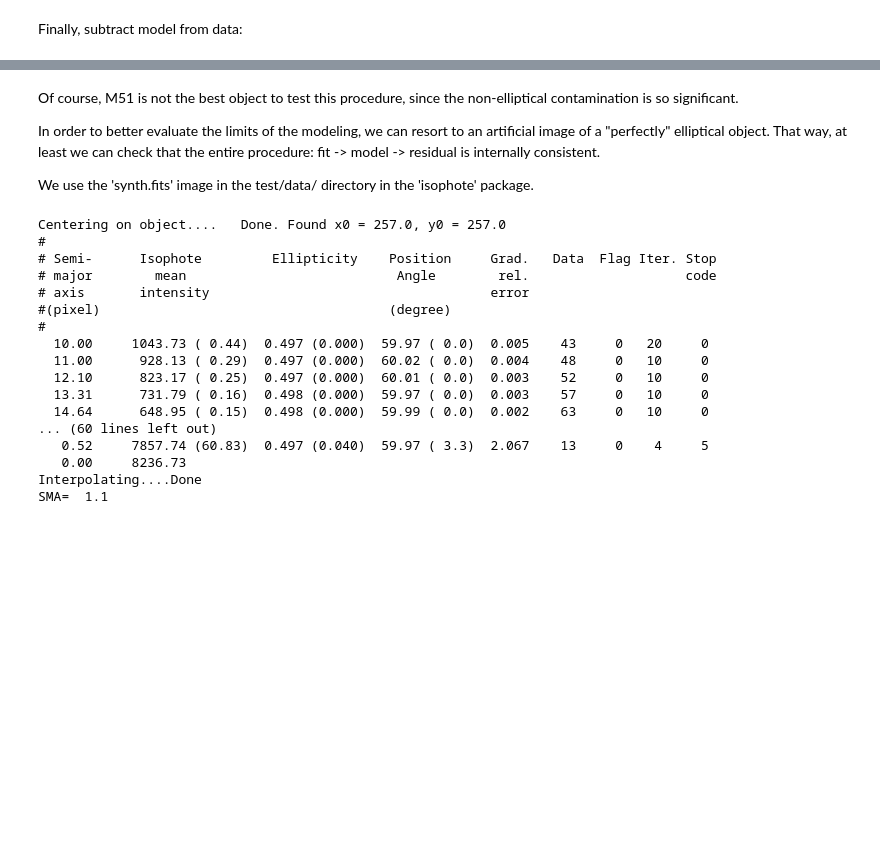
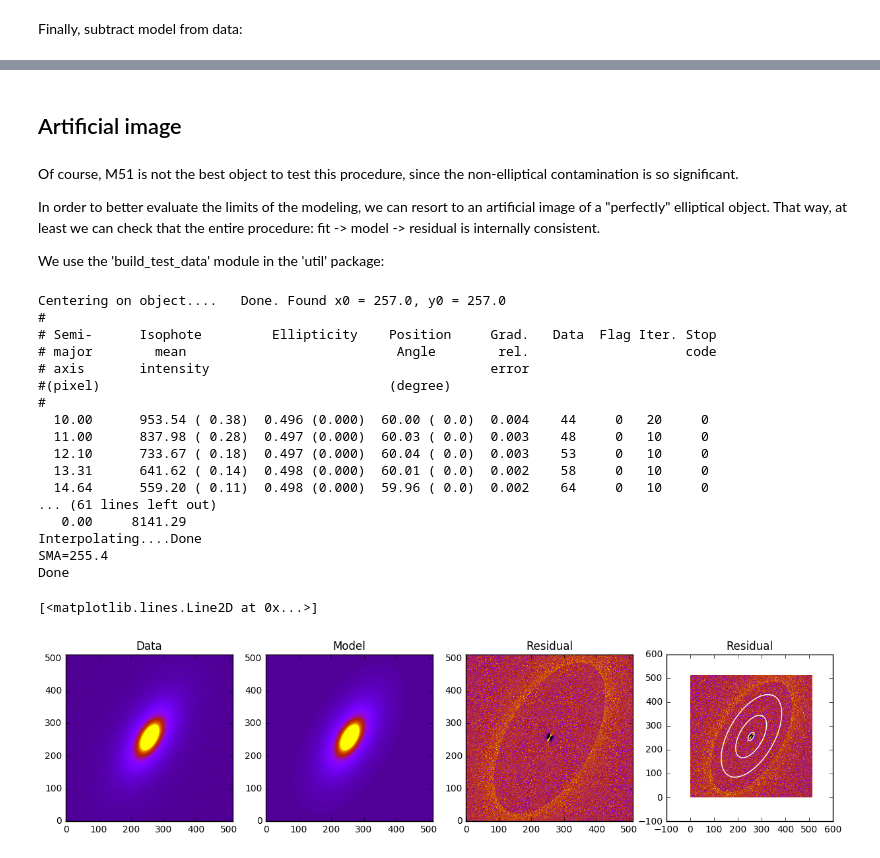
Before and after one commit to ibusko/isophote, a Jupyter notebook: docs/notebooks/example_model.ipynb, the cells around one changed output, grey strips where cells are left out. Drawn from its saved outputs; the diff is of its cells as text; code cells hidden in the pictures; blank space fills up the shorter version.

```diff
--- a/docs/notebooks/example_model.ipynb
+++ b/docs/notebooks/example_model.ipynb
@@ -84,22 +88,21 @@ ax.set_title("Residual")
+# %% [markdown]
+## Artificial image
 # %% [markdown]
 Of course, M51 is not the best object to test this procedure, since the non-elliptical contamination is so significant.
 
 In order to better evaluate the limits of the modeling, we can resort to an artificial image of a "perfectly" elliptical object. That way, at least we can check that the entire procedure: fit -> model -> residual is internally consistent.
 
-We use the 'synth.fits' image in the test/data/ directory in the 'isophote' package.
+We use the 'build_test_data' module in the 'util' package:
 # %%
 from util.build_test_data import build
 from ellipse.geometry import Geometry
 
-#image = fits.open("../../test/data/synth.fits")
-#pixel_data = image[0].data
-
-pixel_data = build(eps=0.5, pa=np.pi/3., noise=1.e-2)
+pixel_data = build(eps=0.5, pa=np.pi/3., background=10., noise=1.)
 
 g = Geometry(256., 256., 10., 0.5, np.pi/3.)
 ellipse = Ellipse(pixel_data, geometry=g)
 isolist = ellipse.fit_image()
-model_image = build_model(pixel_data, isolist, fill=np.mean(pixel_data[0:50,0:50]))
+model_image = build_model(pixel_data, isolist, fill=np.mean(pixel_data[0:10,0:10]))
 model = model_image
 data = pixel_data
 residual = data - model
@@ -111,34 +114,39 @@ Centering on object....   Done. Found x0 = 257.0, y0 = 257.0
 # axis       intensity                                    error
 #(pixel)                                     (degree)
 #
-  10.00     1043.73 ( 0.44)  0.497 (0.000)  59.97 ( 0.0)  0.005    43     0   20     0
-  11.00      928.13 ( 0.29)  0.497 (0.000)  60.02 ( 0.0)  0.004    48     0   10     0
-  12.10      823.17 ( 0.25)  0.497 (0.000)  60.01 ( 0.0)  0.003    52     0   10     0
-  13.31      731.79 ( 0.16)  0.498 (0.000)  59.97 ( 0.0)  0.003    57     0   10     0
-  14.64      648.95 ( 0.15)  0.498 (0.000)  59.99 ( 0.0)  0.002    63     0   10     0
-... (60 lines left out)
-   0.52     7857.74 (60.83)  0.497 (0.040)  59.97 ( 3.3)  2.067    13     0    4     5
-   0.00     8236.73
+  10.00      953.54 ( 0.38)  0.496 (0.000)  60.00 ( 0.0)  0.004    44     0   20     0
+  11.00      837.98 ( 0.28)  0.497 (0.000)  60.03 ( 0.0)  0.003    48     0   10     0
+  12.10      733.67 ( 0.18)  0.497 (0.000)  60.04 ( 0.0)  0.003    53     0   10     0
+  13.31      641.62 ( 0.14)  0.498 (0.000)  60.01 ( 0.0)  0.002    58     0   10     0
+  14.64      559.20 ( 0.11)  0.498 (0.000)  59.96 ( 0.0)  0.002    64     0   10     0
+... (61 lines left out)
+   0.00     8141.29
 Interpolating....Done
-SMA=  1.1
+SMA=255.4
+Done
 # %%
 plt.rcParams['figure.figsize'] = (15.0, 10.0)
-fig, (ax1, ax2, ax3) = plt.subplots(1, 3)
+fig, (ax1, ax2, ax3, ax4) = plt.subplots(1, 4)
 
-ax1.imshow(data, cmap=cm.gnuplot, vmin=0, vmax=700)
+ax1.imshow(data, cmap=cm.gnuplot, vmin=0., vmax=100)
 ax1.set_title("Data")
-ax2.imshow(model, cmap=cm.gnuplot, vmin=0, vmax=700)
+ax2.imshow(model, cmap=cm.gnuplot, vmin=0., vmax=100)
 ax2.set_title("Model")
-ax3.imshow(residual, cmap=cm.gnuplot, vmin=-50, vmax=50)
+ax3.imshow(residual, cmap=cm.gnuplot, vmin=-3, vmax=3)
 ax3.set_title("Residual")
+ax4.imshow(residual, cmap=cm.gnuplot, vmin=-3, vmax=3)
+ax4.set_title("Residual")
 
-iso1 = isolist.get_closest(50.)
-iso2 = isolist.get_closest(150.)
-iso3 = isolist.get_closest(250.)
+iso1 = isolist.get_closest(20.)
+iso2 = isolist.get_closest(100.)
+iso3 = isolist.get_closest(200.)
 
 x, y, = iso1.sampled_coordinates()
-#plt.plot(x, y, color='white')
+plt.plot(x, y, color='white')
 x, y, = iso2.sampled_coordinates()
-#plt.plot(x, y, color='white')
+plt.plot(x, y, color='white')
 x, y, = iso3.sampled_coordinates()
-#plt.plot(x, y, color='white')
+plt.plot(x, y, color='white')
+# %% [output]
+[<matplotlib.lines.Line2D at 0x...>]
+[figure, added]
```
Also changed, not shown: parts of 8 cells of this notebook, 6 other files.
